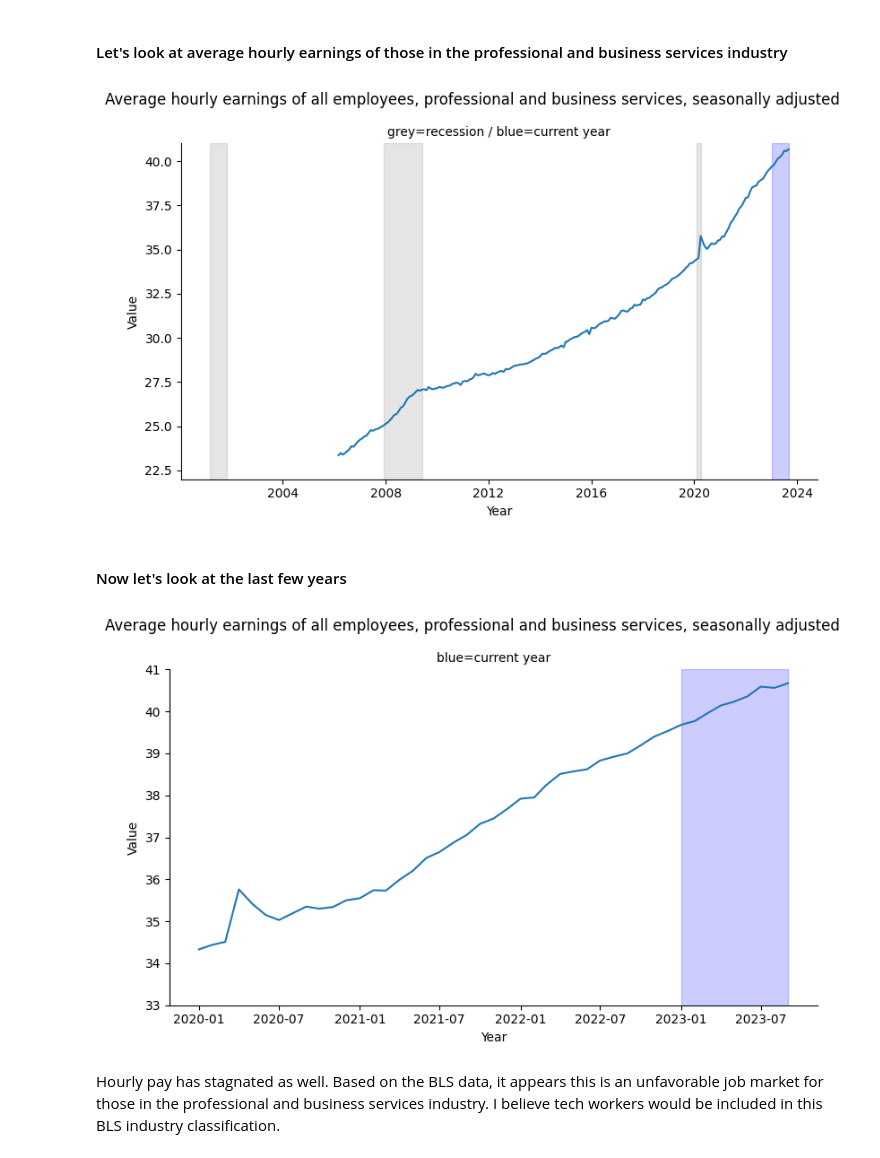
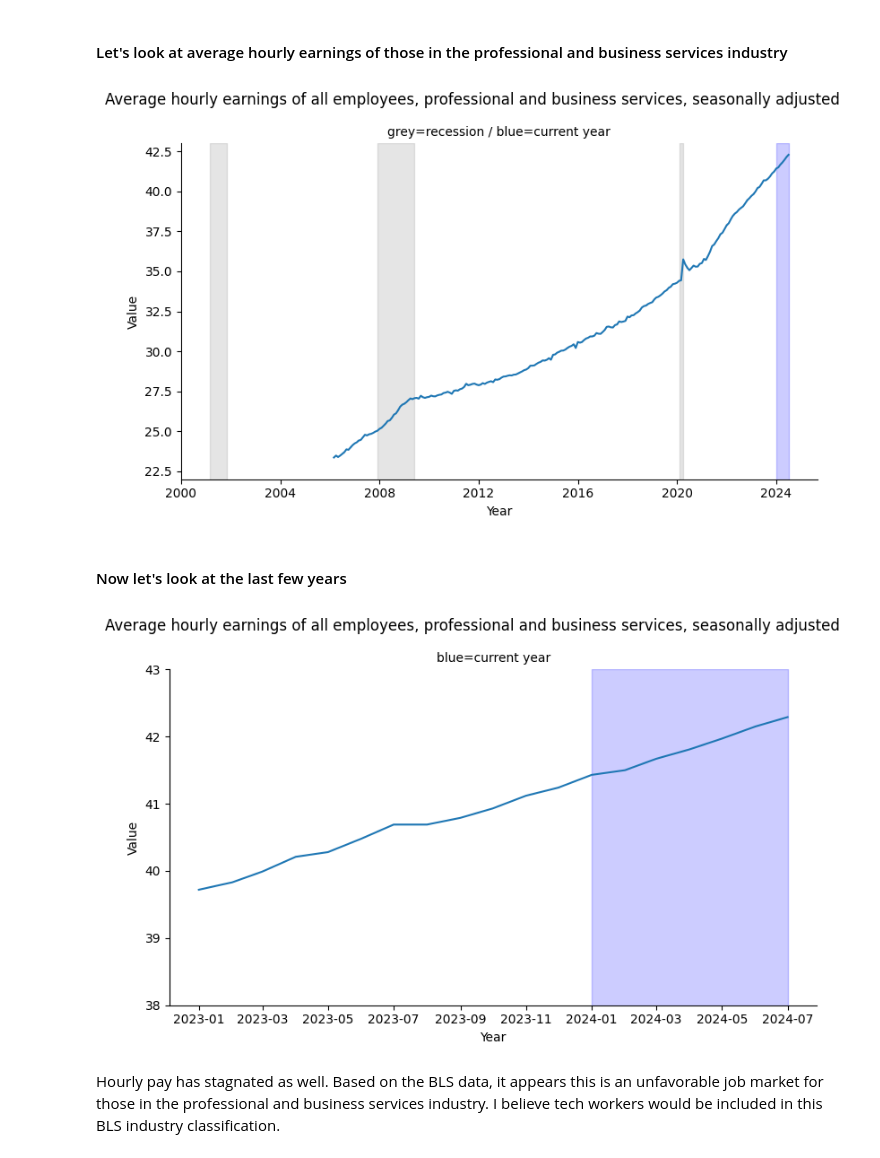
Before and after one commit to pybokeh/data-sets, a Jupyter notebook: bls/Using_blsutils.ipynb, the cells around one changed output. Saved outputs shown, nothing was run; the diff lists cells and outputs as text; code cells hidden in the pictures.

```diff
--- a/bls/Using_blsutils.ipynb
+++ b/bls/Using_blsutils.ipynb
@@ -11,7 +11,7 @@ import configparser
 # %%
 config = configparser.ConfigParser()
-config.read(Path.home() / '.config' / 'config.ini')
-bls_key = config['bls']['secretkey']
+config.read(Path.home() / '.config' / '.env')
+bls_key = config['bls']['api_key']
 # %% [markdown]
 ## Visualizing the BLS Series with Recessions and COVID-19 Pandemic Added for Context
 # %% [markdown]
@@ -46,18 +46,18 @@ plot_bls_series_id(
     bls_key=bls_key
 )
 # %% [output]
-[figure, old version]
+[figure, new version]
 # %% [markdown]
 #### Now let's look at the last few years
 # %%
 plot_bls_series_id(
     series_id='CES6000000003',
     series_descr='Average hourly earnings of all employees, professional and business services, seasonally adjusted',
     bls_key=bls_key,
-    past_n_years=3
+    past_n_years=1
 )
 # %% [output]
-[figure, old version]
+[figure, new version]
 # %% [markdown]
 Hourly pay has stagnated as well.  Based on the BLS data, it appears this is an unfavorable job market for those in the professional and business services industry.  I believe tech workers would be included in this BLS industry classification.
 # %% [markdown]
```
Also changed, not shown: parts of 5 cells of this notebook, 1 other file.
